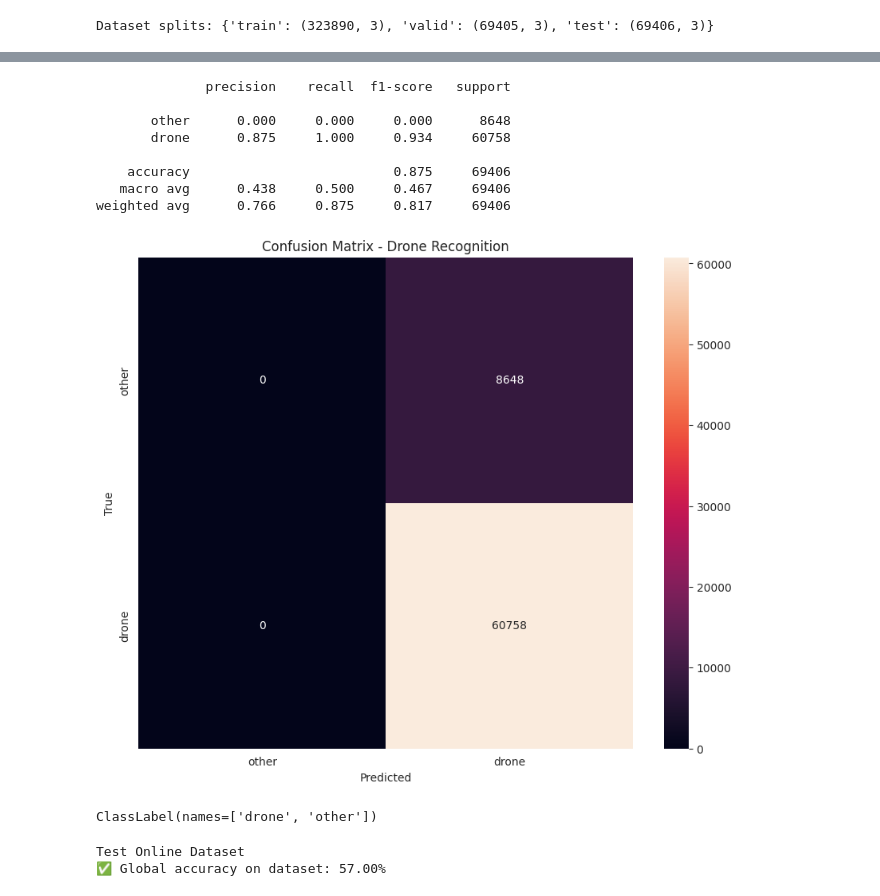
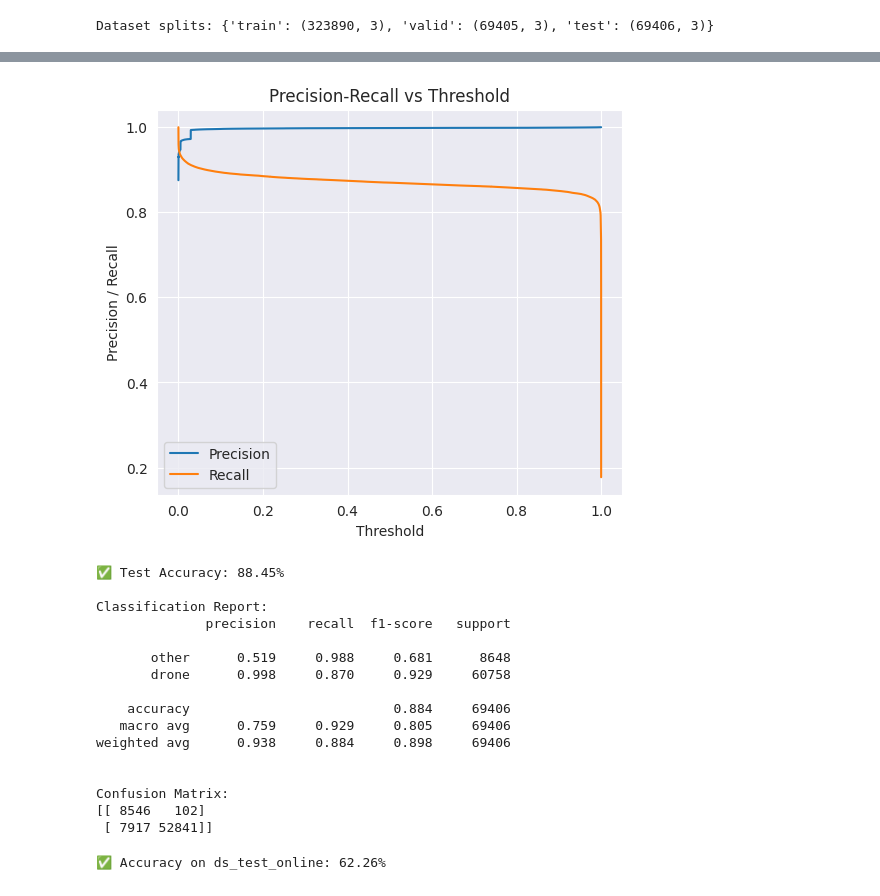
Before and after one commit to PST4Hibou/AI, a Jupyter notebook: notebooks/2dcnn_mel_3.ipynb, the cells around one changed output, grey strips where cells are left out. Cells and saved outputs as stored; diff of their text form; code cells hidden in the pictures.

Commit message:
feat: simple cnn tests

```diff
--- a/notebooks/2dcnn_mel_3.ipynb
+++ b/notebooks/2dcnn_mel_3.ipynb
@@ -84,20 +84,20 @@ class SimpleAudioCNN(nn.Module):
         super().__init__()
         self.features = nn.Sequential(
             nn.Conv2d(1, 8, 3, padding=1),
-            nn.ReLU(),
+            nn.PReLU(),
             nn.MaxPool2d(2),
 
             nn.Conv2d(8, 16, 3, padding=1),
-            nn.ReLU(),
+            nn.PReLU(),
             nn.MaxPool2d(2),
 
             nn.Conv2d(16, 32, 3, padding=1),
-            nn.ReLU(),
+            nn.PReLU(),
             nn.AdaptiveAvgPool2d((1, 1))
         )
         self.fc = nn.Sequential(
             nn.Linear(32, 32),
-            nn.ReLU(),
+            nn.PReLU(),
             nn.Dropout(0.5),
             nn.Linear(32, 1)
         )
@@ -166,7 +173,7 @@ for epoch in range(EPOCHS):
 # %%
 # Load model
 model = SimpleAudioCNN().to(DEVICE)
-model.load_state_dict(torch.load("best_simple_cnn.pt", map_location=DEVICE))
+model.load_state_dict(torch.load("best_simple_cnn7.pt", map_location=DEVICE))
 model.eval()
 print("✅ Loaded best model and set to eval mode")
 # %% [output]
@@ -187,8 +192,30 @@ with torch.no_grad():
         preds = (probs > 0.5).float()  # Threshold 0.5
 
         all_preds.extend(preds.cpu().numpy())
-        all_probs.extend(probs.cpu().numpy())
-        all_labels.extend(y.cpu().numpy())
+        all_probs.extend(probs.cpu().numpy())      # append batch probabilities
+        all_labels.extend(y.cpu().numpy().flatten())  #
+# %%
+from sklearn.metrics import precision_recall_curve
+import numpy as np
+import matplotlib.pyplot as plt
+
+labels = np.array(all_labels)
+probs = np.array(all_probs)
+
+precision, recall, thresholds = precision_recall_curve(labels, probs)
+
+# Plot Precision-Recall
+plt.figure(figsize=(6,5))
+plt.plot(thresholds, precision[:-1], label="Precision")
+plt.plot(thresholds, recall[:-1], label="Recall")
+plt.xlabel("Threshold")
+plt.ylabel("Precision / Recall")
+plt.title("Precision-Recall vs Threshold")
+plt.legend()
+plt.grid(True)
+plt.show()
+# %% [output]
+[figure, added]
 # %%
 # -----------------------------
 # Metrics
@@ -206,20 +233,25 @@ accuracy = accuracy_score(all_labels, all_preds)
 print(f"✅ Test Accuracy: {accuracy*100:.2f}%")
 
 print("\nClassification Report:")
-print(classification_report(all_labels, all_preds, target_names=["other","drone"], digits=3))
+print(classification_report(all_labels, all_preds, target_names=ds["train"].features["label"].names, digits=3))
 
 cm = confusion_matrix(all_labels, all_preds)
 print("\nConfusion Matrix:")
 print(cm)
-
-df_results.head()
 # %% [output]
+✅ Test Accuracy: 88.45%
+
+Classification Report:
               precision    recall  f1-score   support
 
-       other      0.000     0.000     0.000      8648
-       drone      0.875     1.000     0.934     60758
+       other      0.519     0.988     0.681      8648
+       drone      0.998     0.870     0.929     60758
 
-    accuracy                          0.875     69406
-   macro avg      0.438     0.500     0.467     69406
-weighted avg      0.766     0.875     0.817     69406
+    accuracy                          0.884     69406
+   macro avg      0.759     0.929     0.805     69406
+weighted avg      0.938     0.884     0.898     69406
+
+
+Confusion Matrix:
+[[ 8546   102]
+ [ 7917 52841]]
-[figure, removed]
@@ -278,8 +294,5 @@ styled_results = infer_from_dataset_binary(model, ds_test_online)
 # %%
-# infer_from_dataset(model, ds_test_local, only_drone=True, show_accuracy=True, show_resume=False, title="Test Local Dataset")
-infer_from_dataset(model, ds_test_online, only_drone=False, show_accuracy=True, show_resume=False, title="Test Online Dataset")
-# infer_from_dataset(model, ds_test_2_online, only_drone=True, show_accuracy=True, show_resume=False, title="Test Local Dataset", highlight=False)
+ds_test_online = load_dataset("Usernameeeeee/drone_test", split="test")
+df_test_results = infer_from_dataset_binary(model, ds_test_online, drone_only=False)
 # %% [output]
-ClassLabel(names=['drone', 'other'])
+✅ Accuracy on ds_test_online: 62.26%
-Test Online Dataset
-✅ Global accuracy on dataset: 57.00%
```
Also changed, not shown: parts of 6 cells of this notebook, 3 other files.
